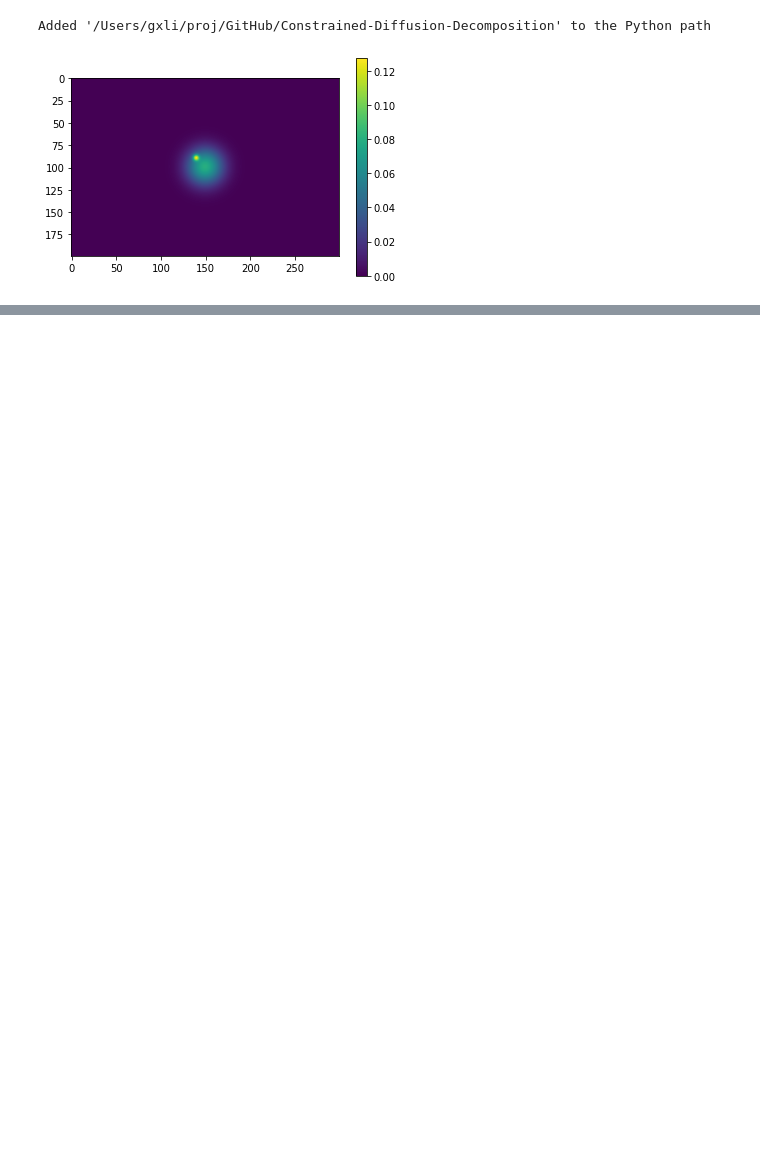
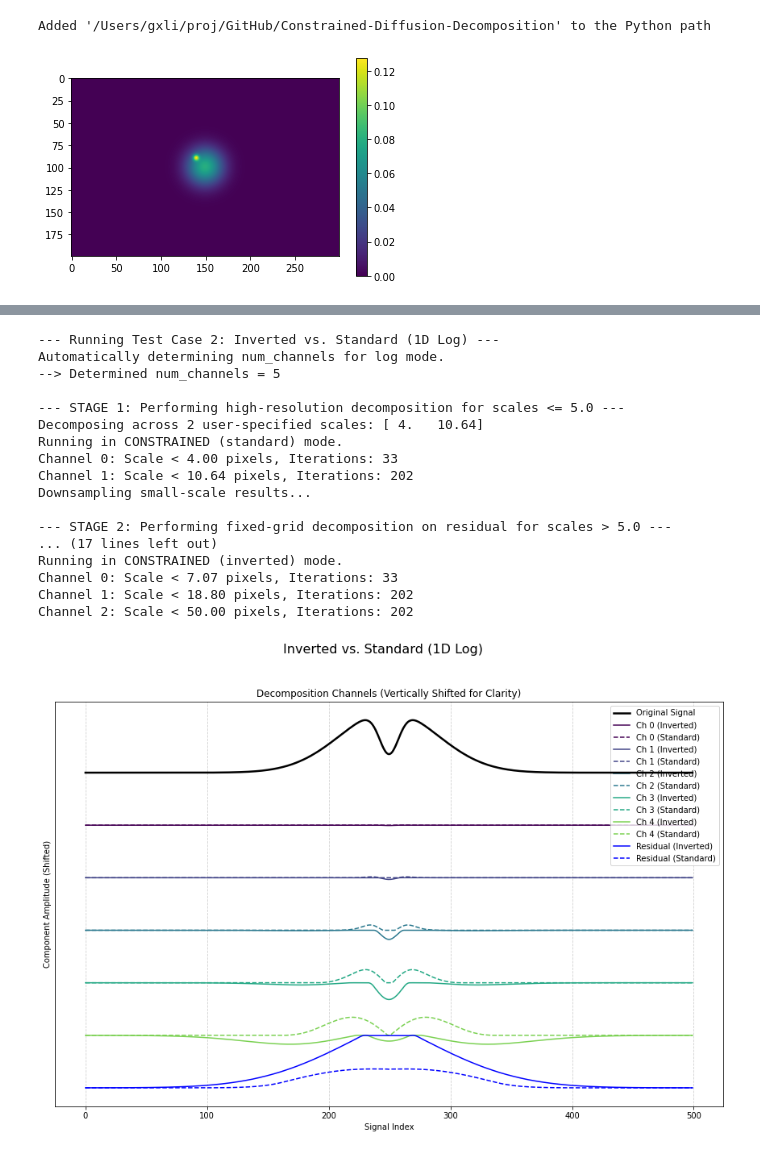
Before and after one commit to gxli/Constrained-Diffusion-Decomposition, a Jupyter notebook: examples/example.ipynb, the cells around one changed output, grey strips where cells are left out. Saved outputs shown, nothing was run; the diff lists cells and outputs as text; code cells hidden in the pictures; blank space fills up the shorter version.

```diff
--- a/examples/example.ipynb
+++ b/examples/example.ipynb
@@ -126,0 +287,28 @@ constrained_diffusion_decomposition?
+# %%
+# --- Test Case 2: Inverted vs. Standard Decomposition ---
+print("\n--- Running Test Case 2: Inverted vs. Standard (1D Log) ---")
+res_std, resid_std, sc = constrained_diffusion_decomposition(
+    data=signal_inverted, max_scale=50, mode='log', inverted=False, up_sample=True, return_scales=True)
+res_inv, resid_inv, _ = constrained_diffusion_decomposition(
+    data=signal_inverted, max_scale=50, mode='log', inverted=True, up_sample=True, return_scales=True)
+plot_comparison_1d(signal_inverted, res_inv, res_std, resid_inv, resid_std, sc,
+                   'Inverted vs. Standard (1D Log)', 'Inverted', 'Standard')
+# %% [output]
+--- Running Test Case 2: Inverted vs. Standard (1D Log) ---
+Automatically determining num_channels for log mode.
+--> Determined num_channels = 5
+
+--- STAGE 1: Performing high-resolution decomposition for scales <= 5.0 ---
+Decomposing across 2 user-specified scales: [ 4.   10.64]
+Running in CONSTRAINED (standard) mode.
+Channel 0: Scale < 4.00 pixels, Iterations: 33
+Channel 1: Scale < 10.64 pixels, Iterations: 202
+Downsampling small-scale results...
+
+--- STAGE 2: Performing fixed-grid decomposition on residual for scales > 5.0 ---
+... (17 lines left out)
+Running in CONSTRAINED (inverted) mode.
+Channel 0: Scale < 7.07 pixels, Iterations: 33
+Channel 1: Scale < 18.80 pixels, Iterations: 202
+Channel 2: Scale < 50.00 pixels, Iterations: 202
+[figure, added]
```
Also changed, not shown: parts of 8 cells of this notebook, 9 other files.
